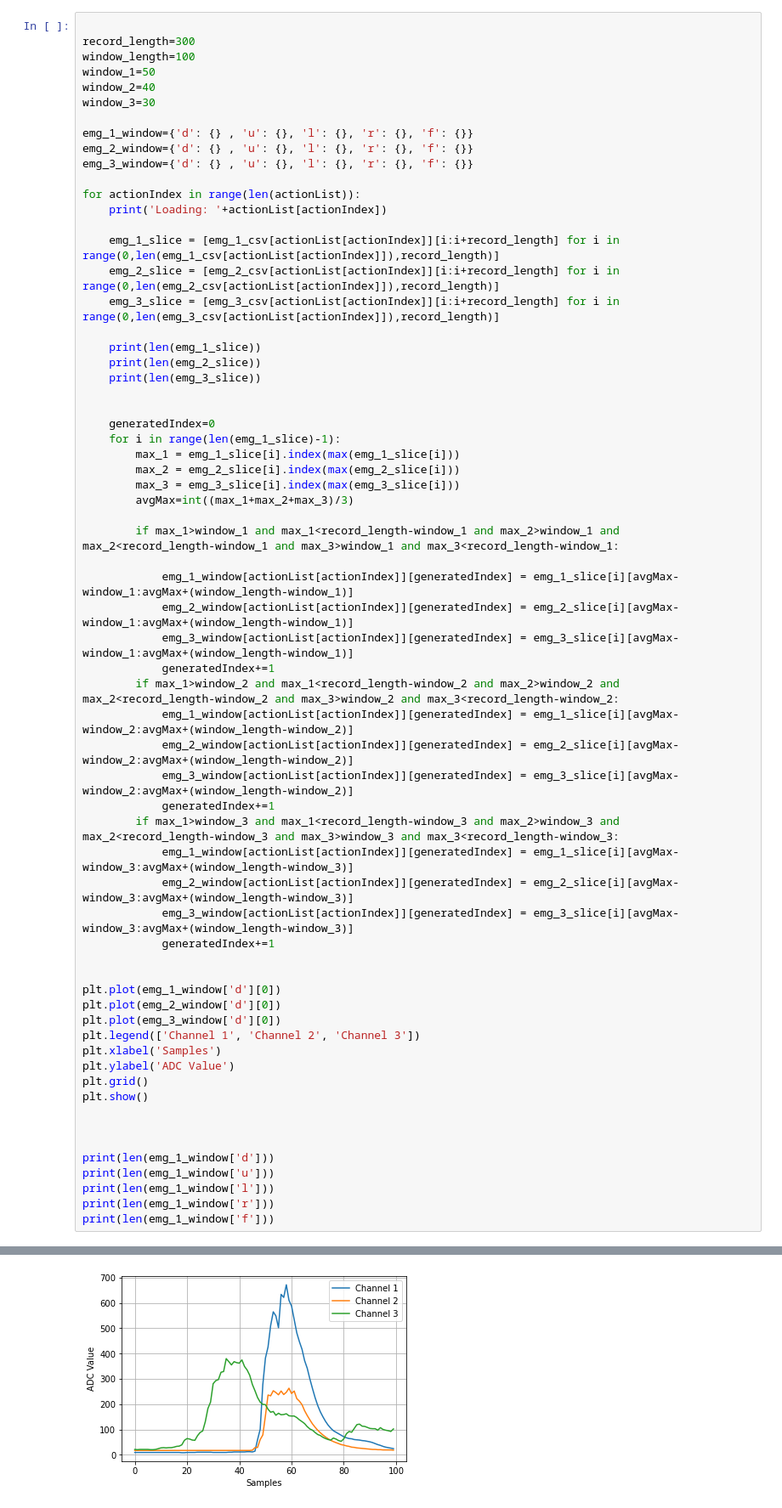
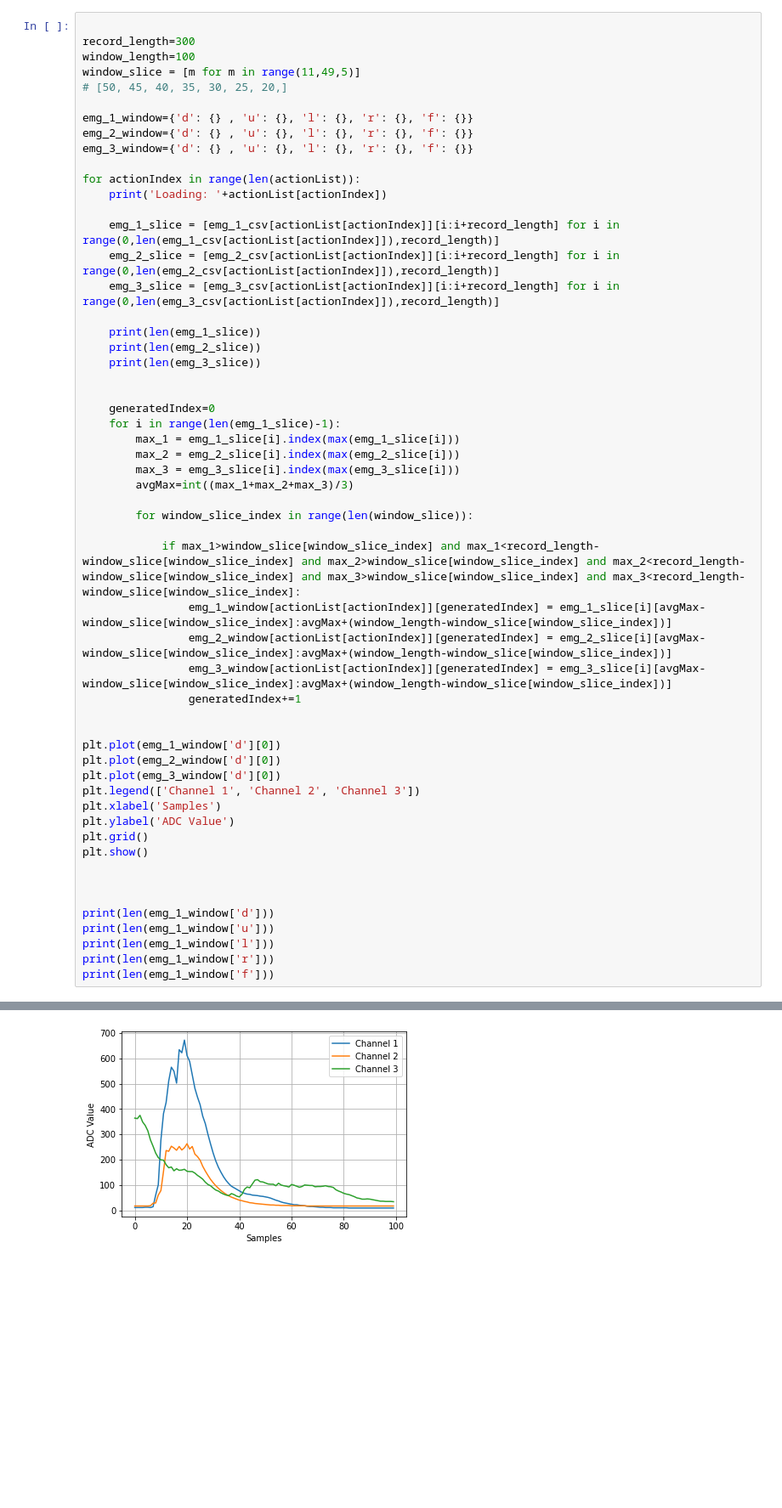
Before and after one commit to Diregie-J/Video-Player-Controlled-by-Action-Recognition, a Jupyter notebook: src/feature.ipynb, the cells around one changed output, grey strips where cells are left out. Shown: that part at 85% size. Saved outputs shown, nothing was run; the diff lists cells and outputs as text; blank space fills up the shorter version.

```diff
--- a/src/feature.ipynb
+++ b/src/feature.ipynb
@@ -99,9 +99,8 @@ Separating EMG signal channels:
 
 record_length=300
 window_length=100
-window_1=50
-window_2=40
-window_3=30
+window_slice = [m for m in range(11,49,5)]
+# [50, 45, 40, 35, 30, 25, 20,]
 
 emg_1_window={'d': {} , 'u': {}, 'l': {}, 'r': {}, 'f': {}}
 emg_2_window={'d': {} , 'u': {}, 'l': {}, 'r': {}, 'f': {}}
@@ -126,22 +125,13 @@ for actionIndex in range(len(actionList)):
         max_3 = emg_3_slice[i].index(max(emg_3_slice[i]))
         avgMax=int((max_1+max_2+max_3)/3)
 
-        if max_1>window_1 and max_1<record_length-window_1 and max_2>window_1 and max_2<record_length-window_1 and max_3>window_1 and max_3<record_length-window_1:
+        for window_slice_index in range(len(window_slice)):
 
-            emg_1_window[actionList[actionIndex]][generatedIndex] = emg_1_slice[i][avgMax-window_1:avgMax+(window_length-window_1)]
-            emg_2_window[actionList[actionIndex]][generatedIndex] = emg_2_slice[i][avgMax-window_1:avgMax+(window_length-window_1)]
-            emg_3_window[actionList[actionIndex]][generatedIndex] = emg_3_slice[i][avgMax-window_1:avgMax+(window_length-window_1)]
-            generatedIndex+=1
-        if max_1>window_2 and max_1<record_length-window_2 and max_2>window_2 and max_2<record_length-window_2 and max_3>window_2 and max_3<record_length-window_2:
-            emg_1_window[actionList[actionIndex]][generatedIndex] = emg_1_slice[i][avgMax-window_2:avgMax+(window_length-window_2)]
-            emg_2_window[actionList[actionIndex]][generatedIndex] = emg_2_slice[i][avgMax-window_2:avgMax+(window_length-window_2)]
-            emg_3_window[actionList[actionIndex]][generatedIndex] = emg_3_slice[i][avgMax-window_2:avgMax+(window_length-window_2)]
-            generatedIndex+=1
-        if max_1>window_3 and max_1<record_length-window_3 and max_2>window_3 and max_2<record_length-window_3 and max_3>window_3 and max_3<record_length-window_3:
-            emg_1_window[actionList[actionIndex]][generatedIndex] = emg_1_slice[i][avgMax-window_3:avgMax+(window_length-window_3)]
-            emg_2_window[actionList[actionIndex]][generatedIndex] = emg_2_slice[i][avgMax-window_3:avgMax+(window_length-window_3)]
-            emg_3_window[actionList[actionIndex]][generatedIndex] = emg_3_slice[i][avgMax-window_3:avgMax+(window_length-window_3)]
-            generatedIndex+=1
+            if max_1>window_slice[window_slice_index] and max_1<record_length-window_slice[window_slice_index] and max_2>window_slice[window_slice_index] and max_2<record_length-window_slice[window_slice_index] and max_3>window_slice[window_slice_index] and max_3<record_length-window_slice[window_slice_index]:
+                emg_1_window[actionList[actionIndex]][generatedIndex] = emg_1_slice[i][avgMax-window_slice[window_slice_index]:avgMax+(window_length-window_slice[window_slice_index])]
+                emg_2_window[actionList[actionIndex]][generatedIndex] = emg_2_slice[i][avgMax-window_slice[window_slice_index]:avgMax+(window_length-window_slice[window_slice_index])]
+                emg_3_window[actionList[actionIndex]][generatedIndex] = emg_3_slice[i][avgMax-window_slice[window_slice_index]:avgMax+(window_length-window_slice[window_slice_index])]
+                generatedIndex+=1
 
 
 plt.plot(emg_1_window['d'][0])
@@ -154,31 +144,31 @@ plt.grid()
 plt.show()
 
 
 
 print(len(emg_1_window['d']))
 print(len(emg_1_window['u']))
 print(len(emg_1_window['l']))
 print(len(emg_1_window['r']))
 print(len(emg_1_window['f']))
 # %% [output]
 Loading: d
 211
 211
 211
 Loading: u
 206
 206
 206
 Loading: l
 212
 212
 212
 Loading: r
 197
 197
 197
 Loading: f
 206
 206
 206
-[figure, old version]
+[figure, new version]
```
Also changed, not shown: parts of 5 cells of this notebook.
